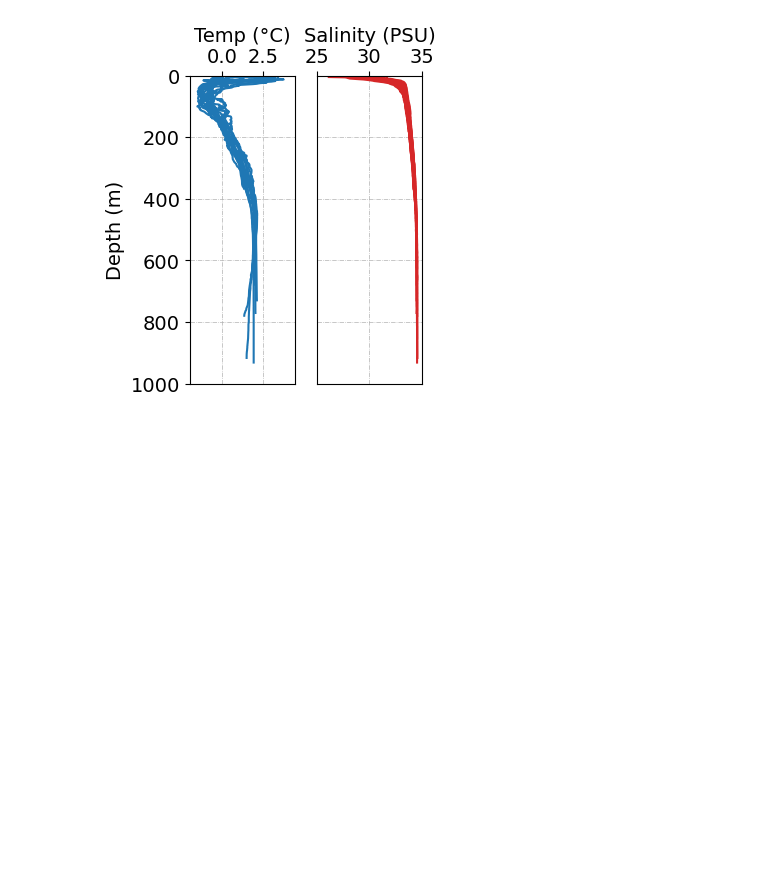
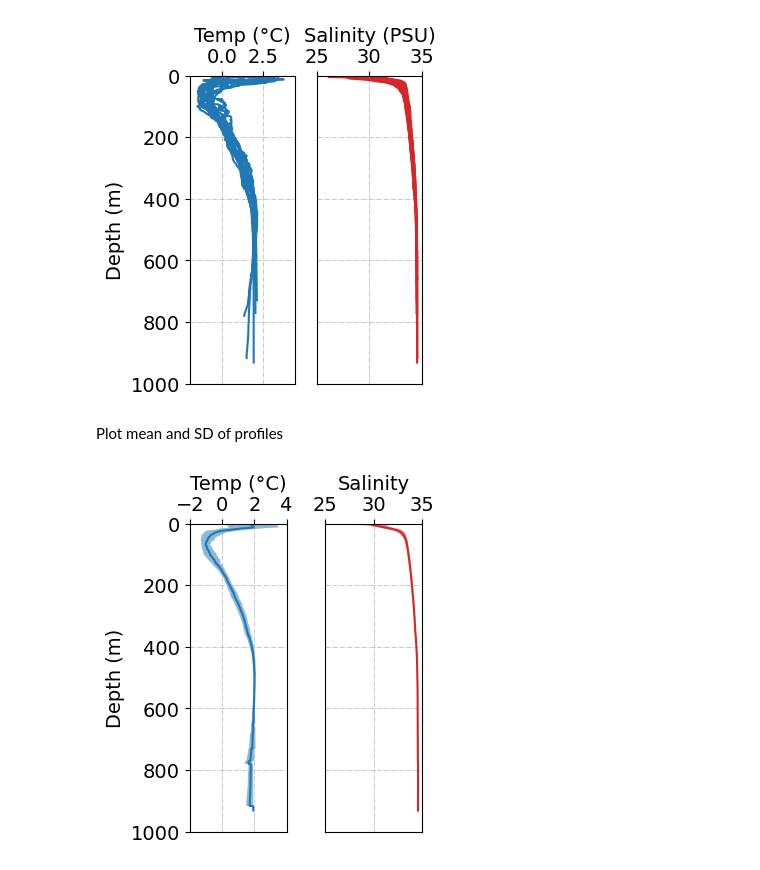
Before and after one commit to mjzahn/OMG_Narwhals_hydrography-manuscript, a Jupyter notebook: 02_analyses-and-plots/map_figs.ipynb, the cells around one changed output. Saved outputs shown, nothing was run; the diff lists cells and outputs as text; code cells hidden in the pictures; blank space fills up the shorter version.

```diff
--- a/02_analyses-and-plots/map_figs.ipynb
+++ b/02_analyses-and-plots/map_figs.ipynb
@@ -545,2 +545,62 @@ plt.savefig("../figures/maps/Map_CTD_transect_profiles.png", bbox_inches='tight'
 # %% [output]
 [figure]
+# %% [markdown]
+Plot mean and SD of profiles
+# %%
+# combine ship and axctd profiles
+ctds_temp_combined = xr.concat([ship_ctds_transect_ds_correct.temperature, axctds_transect_ds.temperature], dim='time')
+ctds_salt_combined = xr.concat([ship_ctds_transect_ds_correct.salinity, axctds_transect_ds.salinity], dim='time')
+# %%
+# calculate mean and std of profiles
+ctds_temp_combined_std = ctds_temp_combined.std(dim='time')
+ctds_temp_combined_avg = ctds_temp_combined.mean(dim='time')
+
+ctds_salt_combined_std = ctds_salt_combined.std(dim='time')
+ctds_salt_combined_avg = ctds_salt_combined.mean(dim='time')
+# %%
+fig = plt.figure(figsize=(3,4))
+plt.rcParams['font.size'] = 14
+
+ax1 = fig.add_subplot(1,2,1)
+ax2 = fig.add_subplot(1,2,2)
+
+# set the spacing between subplots
+plt.subplots_adjust(wspace=0.4)
+
+# CTD temp profiles (line plots)
+# ctds_temp_combined.plot(y='depth',hue='time', c='tab:blue',add_legend=False, ax=ax1)
+ctds_temp_combined_avg.plot(y='depth',c='tab:blue',add_legend=False, ax=ax1)
+ax1.fill_betweenx(ctds_temp_combined_avg.depth,\
+                  ctds_temp_combined_avg-ctds_temp_combined_std,\
+                  ctds_temp_combined_avg+ctds_temp_combined_std,\
+                  facecolor='tab:blue',alpha=0.5)
+ax1.set_xlabel('Temp (°C)')
+
+# CTD salinity profiles (line plots)
+ctds_salt_combined_avg.plot(y='depth',c='tab:red',add_legend=False, ax=ax2)
+ax2.fill_betweenx(ctds_salt_combined_avg.depth,\
+                  ctds_salt_combined_avg-ctds_salt_combined_std,\
+                  ctds_salt_combined_avg+ctds_salt_combined_std,\
+                  facecolor='tab:red', alpha=0.5)
+ax2.set_xlabel('Salinity')
+
+# CTD profile plot params
+ax1.set_xlim(-2,4)
+ax1.set_xticks([-2,0,2,4])
+ax2.set_xlim(25,35)
+ax2.set_xticks([25,30,35])
+
+ax1.set_ylabel('Depth (m)')
+ax2.set_ylabel('')
+
+for ax in [ax1,ax2]:
+    ax.set_ylim(1000,0)
+    ax.grid(linestyle='-.', linewidth=0.5)
+    ax.xaxis.tick_top()
+    ax.xaxis.set_label_position('top')
+
+ax2.tick_params(left = False, labelleft = False);
+
+# plt.savefig("../figures/maps/Map_CTD_transect_profiles.png", bbox_inches='tight', dpi=300, facecolor='white')
+# %% [output]
+[figure, added]
```
Also changed, not shown: parts of 4 cells of this notebook, 2 other files.
